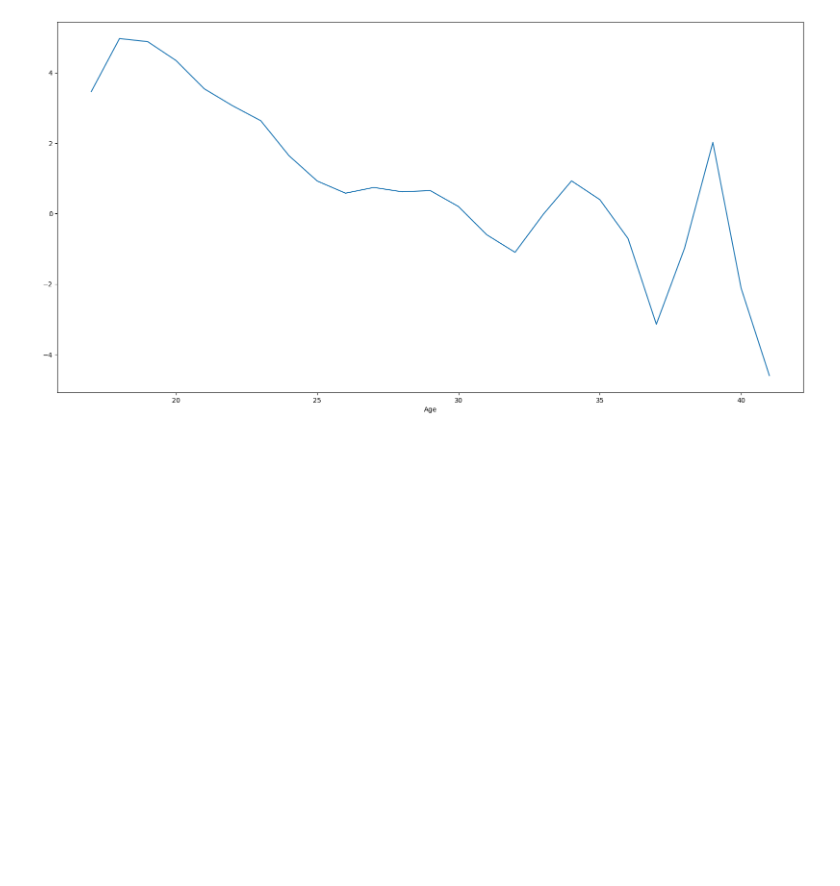
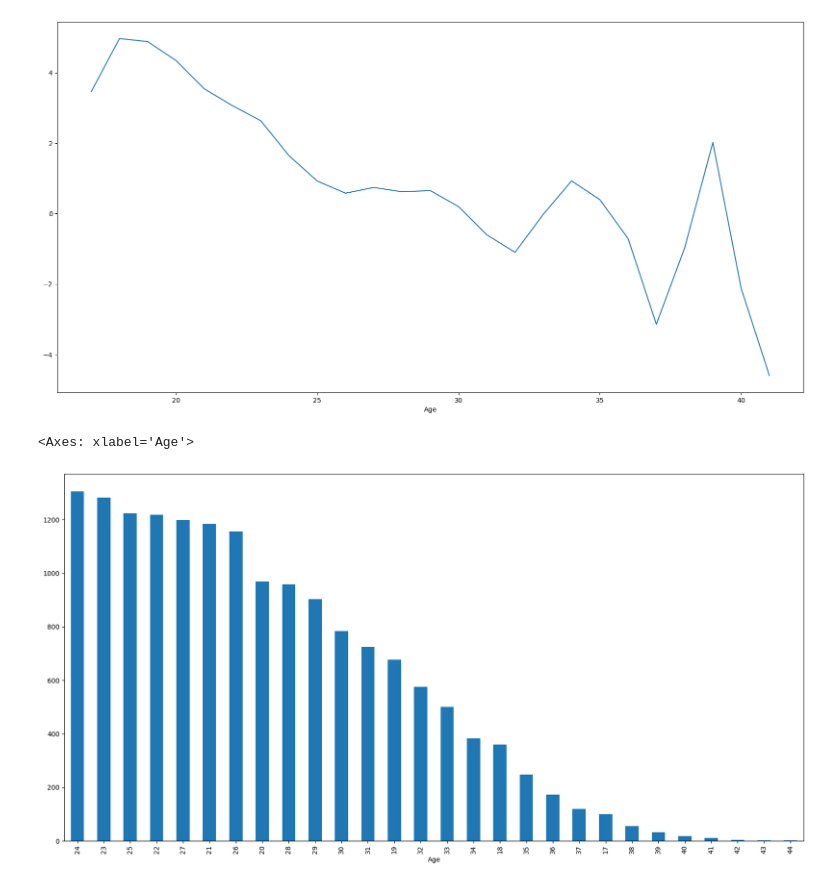
Before and after one commit to julian240502/Fifa_Scouting, a Jupyter notebook: exploration/exploration.ipynb, the cells around one changed output. Drawn from its saved outputs; the diff is of its cells as text; code cells hidden in the pictures; blank space fills up the shorter version.

```diff
--- a/exploration/exploration.ipynb
+++ b/exploration/exploration.ipynb
@@ -208,3 +184,19 @@ df.groupby('Age')['Progression'].mean().plot(kind='line', figsize=(20,10))
 df["Height"] = df["Height"].str.extract(r"(\d+)").astype(int)
 df["Weight"] = df["Weight"].str.extract(r"(\d+)").astype(int)
 df.to_csv(os.path.join(base_dir,os.pardir,'data', 'processed','processed_male_players.csv'), index=False)
+# %%
+import pandas as pd
+import os
+
+import pandas as pd
+import numpy as np
+import matplotlib.pyplot as plt
+import os
+
+base_dir = os.getcwd()
+df2 = pd.read_csv(os.path.join(base_dir,os.pardir,'data', 'processed','processed_male_players.csv'))
+# %%
+df2['Age'].value_counts().plot(kind='bar', figsize=(20,10))
+# %% [output]
+<Axes: xlabel='Age'>
+[figure, added]
```
Also changed, not shown: parts of 38 cells of this notebook, 13 other files.
